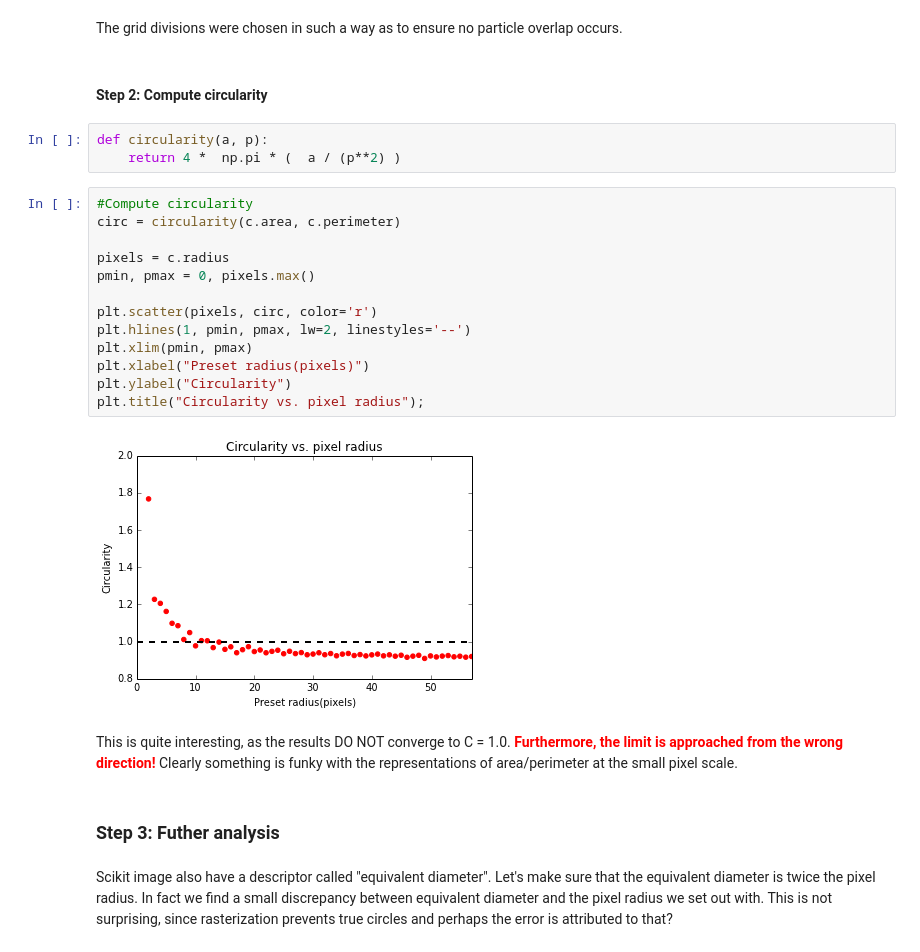
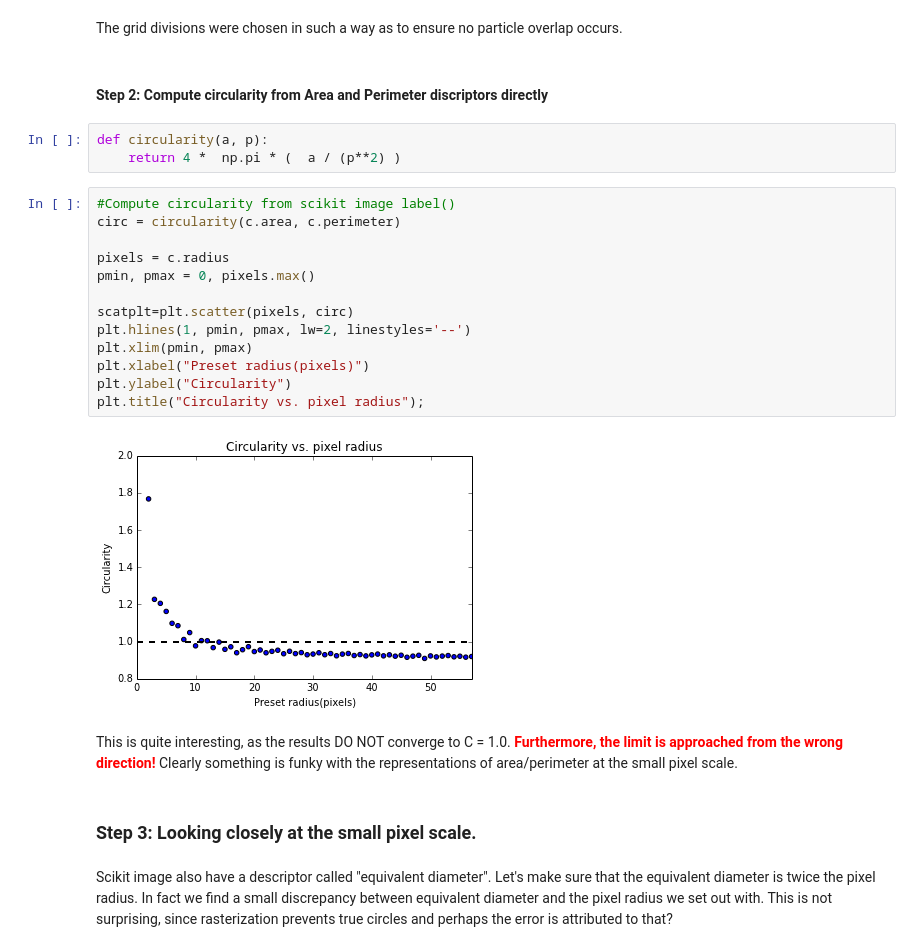
Before and after one commit to hughesadam87/imgproc_supplemental, a Jupyter notebook: Notebooks/digitization.ipynb, the cells around one changed output. Saved outputs shown, nothing was run; the diff lists cells and outputs as text.

```diff
--- a/Notebooks/digitization.ipynb
+++ b/Notebooks/digitization.ipynb
@@ -39,29 +55,29 @@ c.patchshow(ax2, gcolor='white', title='Matplotlib Patches (vector graphics)');
 # %% [markdown]
 The grid divisions were chosen in such a way as to ensure no particle overlap occurs.
 # %% [markdown]
-#### Step 2: Compute circularity
+#### Step 2: Compute circularity from Area and Perimeter discriptors directly
 # %%
 def circularity(a, p):
     return 4 *  np.pi * (  a / (p**2) )
 # %%
-#Compute circularity
+#Compute circularity from scikit image label()
 circ = circularity(c.area, c.perimeter)
 
 pixels = c.radius
 pmin, pmax = 0, pixels.max()
 
-plt.scatter(pixels, circ, color='r')
+scatplt=plt.scatter(pixels, circ)
 plt.hlines(1, pmin, pmax, lw=2, linestyles='--')
 plt.xlim(pmin, pmax)
 plt.xlabel("Preset radius(pixels)")
 plt.ylabel("Circularity")
 plt.title("Circularity vs. pixel radius");
 # %% [output]
-[figure, old version]
+[figure, new version]
 # %% [markdown]
 This is quite interesting, as the results DO NOT converge to C = 1.0.  <font color='red'>**Furthermore, the limit is approached from the wrong direction!**</font>  Clearly something is funky with the representations of area/perimeter at the small pixel scale.
-# %% [markdown]
-### Step 3: Futher analysis
+# %% [markdown]
+### Step 3: Looking closely at the small pixel scale.
 # %% [markdown]
 Scikit image also have a descriptor called "equivalent diameter".  Let's make sure that the equivalent diameter is twice the pixel radius.  In fact we find a small discrepancy between equivalent diameter and the pixel radius we set out with.  This is not surprising, since rasterization prevents true circles and perhaps the error is attributed to that?
 # %%
```
Also changed, not shown: parts of 24 cells of this notebook, 2 other files.
